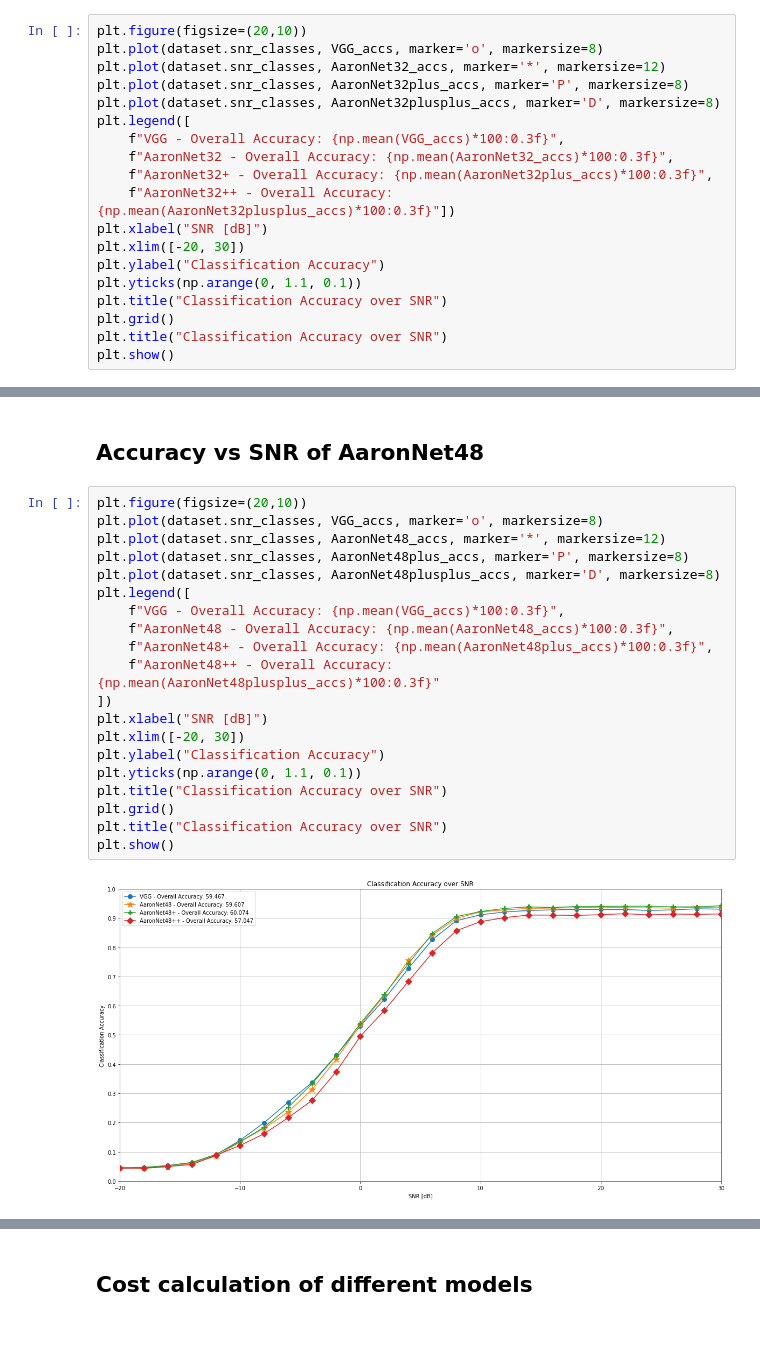
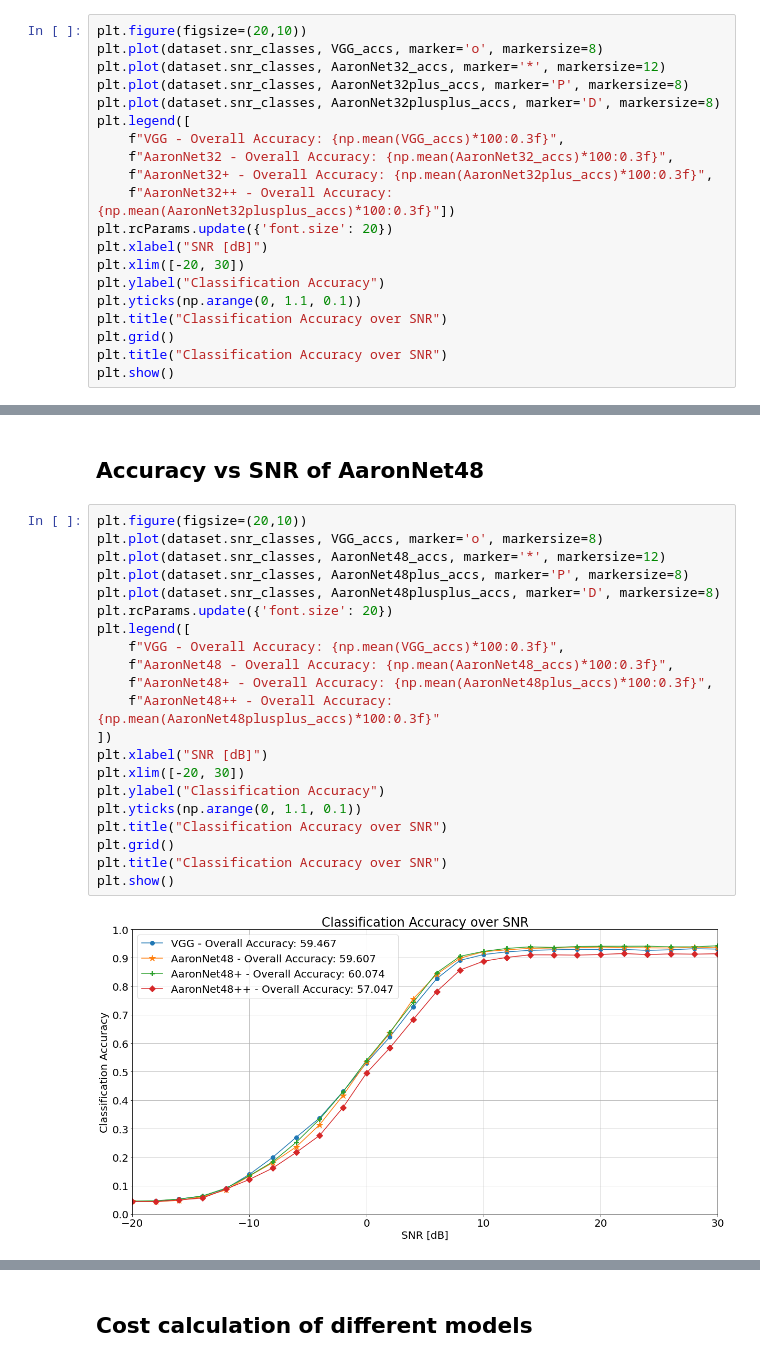
Before and after one commit to ITU-AI-ML-in-5G-Challenge/ITU-ML5G-PS-007-Aaronica, a Jupyter notebook: evaluation.ipynb, the cells around one changed output, grey strips where cells are left out. Drawn from its saved outputs; the diff is of its cells as text; blank space fills up the shorter version.

```diff
--- a/evaluation.ipynb
+++ b/evaluation.ipynb
@@ -238,6 +240,7 @@ plt.legend([
     f"AaronNet32 - Overall Accuracy: {np.mean(AaronNet32_accs)*100:0.3f}",
     f"AaronNet32+ - Overall Accuracy: {np.mean(AaronNet32plus_accs)*100:0.3f}",
     f"AaronNet32++ - Overall Accuracy: {np.mean(AaronNet32plusplus_accs)*100:0.3f}"])
+plt.rcParams.update({'font.size': 20})
 plt.xlabel("SNR [dB]")
 plt.xlim([-20, 30])
 plt.ylabel("Classification Accuracy")
@@ -253,22 +256,23 @@ plt.show()
 # %%
 plt.figure(figsize=(20,10))
 plt.plot(dataset.snr_classes, VGG_accs, marker='o', markersize=8)
 plt.plot(dataset.snr_classes, AaronNet48_accs, marker='*', markersize=12)
 plt.plot(dataset.snr_classes, AaronNet48plus_accs, marker='P', markersize=8)
 plt.plot(dataset.snr_classes, AaronNet48plusplus_accs, marker='D', markersize=8)
+plt.rcParams.update({'font.size': 20})
 plt.legend([
     f"VGG - Overall Accuracy: {np.mean(VGG_accs)*100:0.3f}",
     f"AaronNet48 - Overall Accuracy: {np.mean(AaronNet48_accs)*100:0.3f}",
     f"AaronNet48+ - Overall Accuracy: {np.mean(AaronNet48plus_accs)*100:0.3f}",
     f"AaronNet48++ - Overall Accuracy: {np.mean(AaronNet48plusplus_accs)*100:0.3f}"
 ])
 plt.xlabel("SNR [dB]")
 plt.xlim([-20, 30])
 plt.ylabel("Classification Accuracy")
 plt.yticks(np.arange(0, 1.1, 0.1))
 plt.title("Classification Accuracy over SNR")
 plt.grid()
 plt.title("Classification Accuracy over SNR")
 plt.show()
 # %% [output]
-[figure, old version]
+[figure, new version]
```
Also changed, not shown: parts of 13 cells of this notebook, 4 other files.
